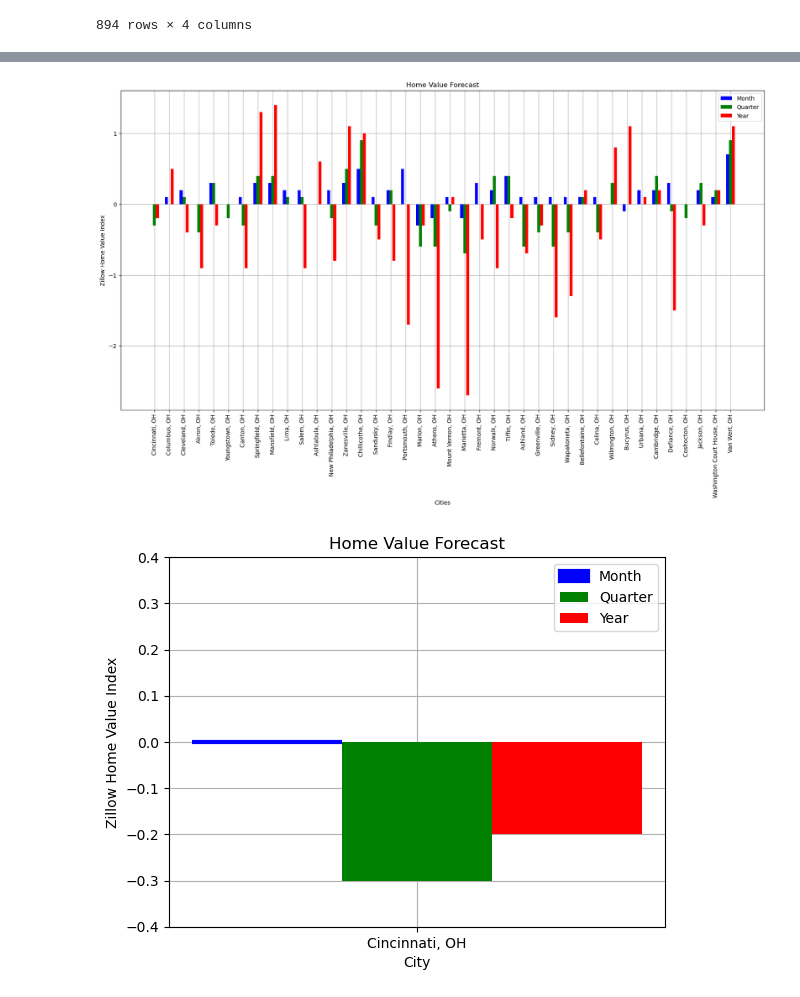
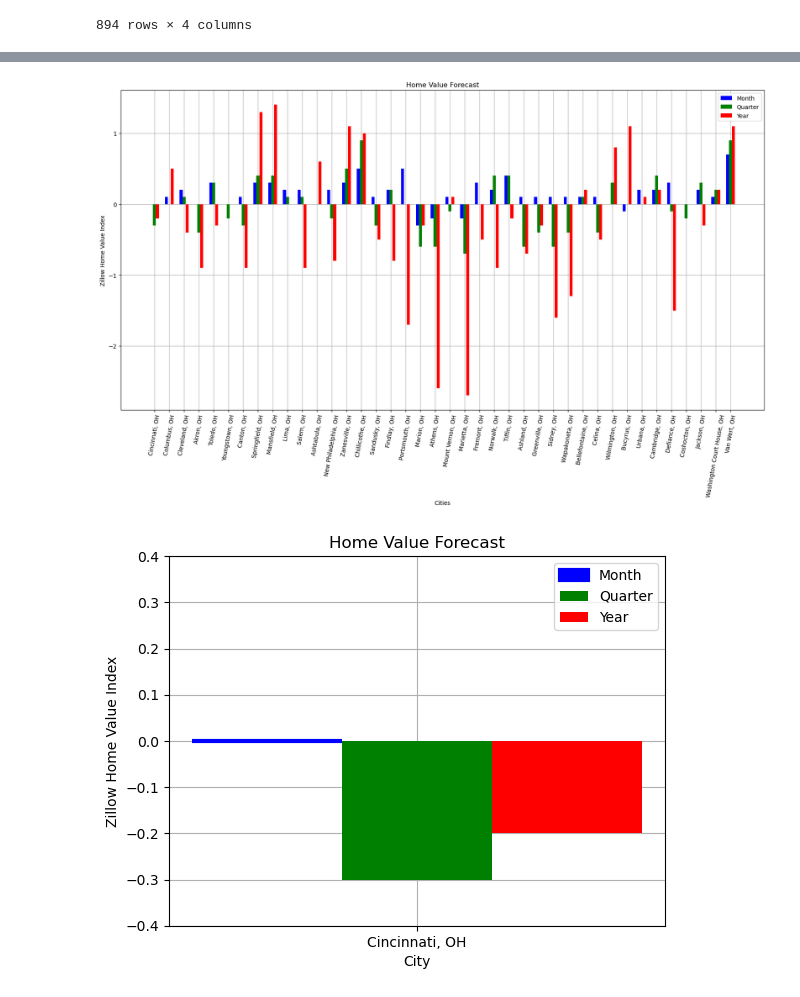
Before and after one commit to McKala1/Project-1, a Jupyter notebook: OSU_AI_Project_1_isaac.ipynb, the cells around one changed output, grey strips where cells are left out. Saved outputs shown, nothing was run; the diff lists cells and outputs as text; code cells hidden in the pictures.

Commit message:
cleaned up a labeled code

```diff
--- a/OSU_AI_Project_1_isaac.ipynb
+++ b/OSU_AI_Project_1_isaac.ipynb
@@ -126,35 +159,26 @@ plt.show()
 # %%
-home_value_forecast_dropped_columns['RegionName'] = home_value_forecast_dropped_columns['RegionName'].astype(str)
-# hvf_oh = home_value_forecast_dropped_columns.loc[home_value_forecast_dropped_columns['RegionName'] == ", OH"]
-# hvf_oh = home_value_forecast_dropped_columns.loc[home_value_forecast_dropped_columns['RegionName'].isin(['OH'])]
-hvf_oh = home_value_forecast_dropped_columns[home_value_forecast_dropped_columns['RegionName'].str.endswith('OH')]
-
-
-# display(hvf_oh)
-
-# print(home_value_forecast_dropped_columns['RegionName'].unique())
-# home_value_forecast_dropped_columns.dtypes
-
-
+# Adjusting the size of the graph
 plt.subplots(figsize=(20,10))
 
+# Create bar graph
 x_axis = np.arange(len(hvf_oh['12/31/2023']))
 plt.bar(x_axis-0.2, hvf_oh['12/31/2023'], color="b", align="center", width=0.2, zorder = 3, label="Month")
 plt.bar(x_axis, hvf_oh['2/29/2024'], color="g", align="center", width=0.2, zorder = 3, label="Quarter")
 plt.bar(x_axis+0.2, hvf_oh['11/30/2024'], color="r", align="center", width=0.2, zorder = 3, label="Year")
+tick_locations = [value for value in x_axis]
+plt.xticks(tick_locations, hvf_oh['RegionName'], rotation=80)
 
-tick_locations = [value for value in x_axis]
-plt.xticks(tick_locations, hvf_oh['RegionName'], rotation='vertical')
-
+# Putting in grid lines
 plt.grid(zorder=0)
 
+# Set labels and title
 plt.title("Home Value Forecast")
 plt.xlabel("Cities")
 plt.ylabel("Zillow Home Value Index")
 plt.legend(loc="best")
 
-
+# Display the plot
 plt.show()
 # %% [output]
-[figure, old version]
+[figure, new version]
 # %%
```
Also changed, not shown: parts of 8 cells of this notebook.
